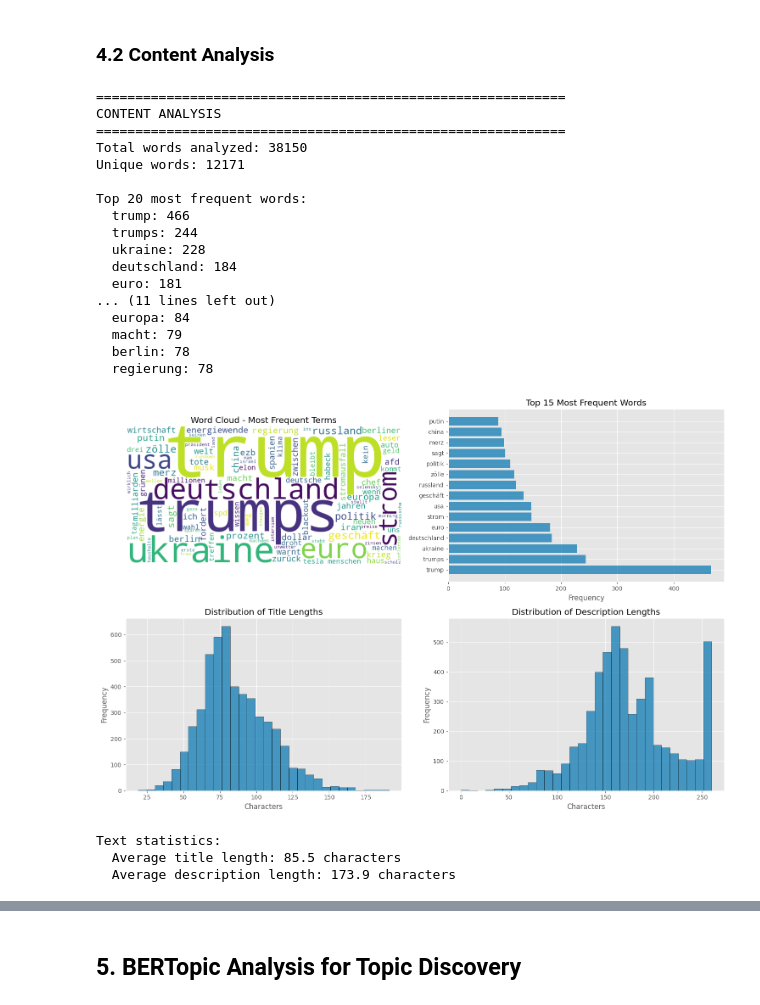
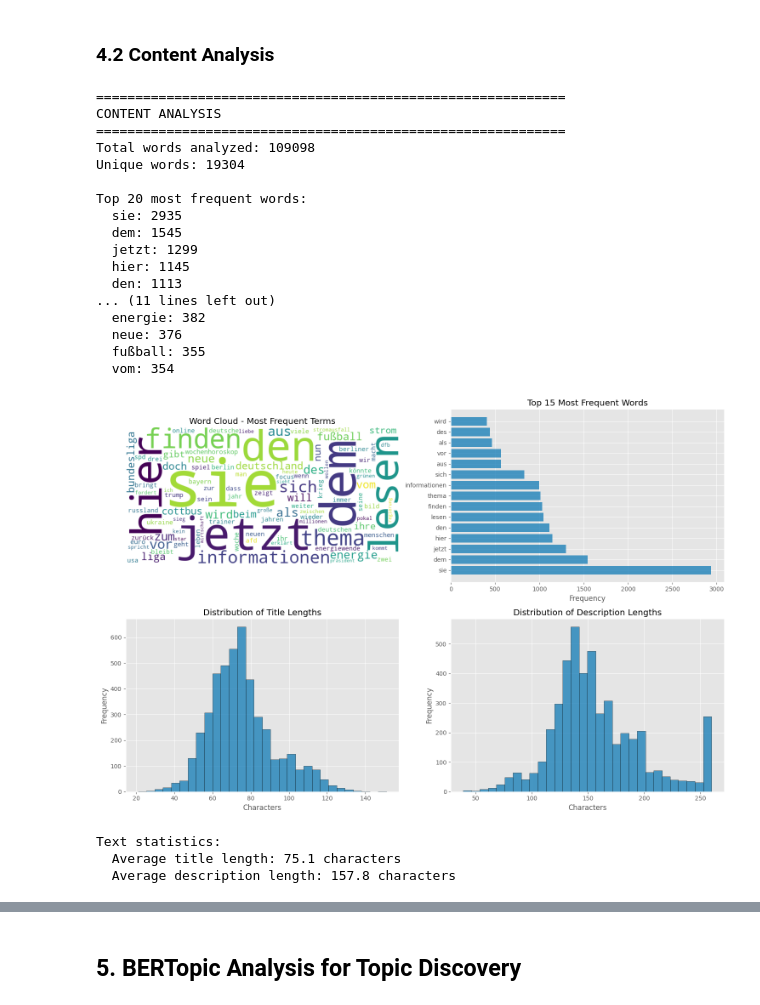
Before and after one commit to TheDeGen/ZHAW_Research_Project, a Jupyter notebook: methodology_v1/headline_scraper.ipynb, the cells around one changed output, grey strips where cells are left out. Drawn from its saved outputs; the diff is of its cells as text; code cells hidden in the pictures.

```diff
--- a/methodology_v1/headline_scraper.ipynb
+++ b/methodology_v1/headline_scraper.ipynb
@@ -768,19 +285,19 @@ Sample merged headlines (showing both German originals and English translations)
 print("="*60)
 print("ARTICLE COUNT ANALYSIS")
 print("="*60)
-print(f"Total articles retrieved: {len(merged_news_df)}")
-print(f"Date range: {merged_news_df['publishedAt'].min()} to {merged_news_df['publishedAt'].max()}")
-print(f"Average articles per day: {len(merged_news_df) / ((merged_news_df['publishedAt'].max() - merged_news_df['publishedAt'].min()).days):.1f}")
+print(f"Total articles retrieved: {len(broad_news_df)}")
+print(f"Date range: {broad_news_df['publishedAt'].min()} to {broad_news_df['publishedAt'].max()}")
+print(f"Average articles per day: {len(broad_news_df) / ((broad_news_df['publishedAt'].max() - broad_news_df['publishedAt'].min()).days):.1f}")
 
 # Source distribution
-source_counts = merged_news_df['source'].value_counts()
+source_counts = broad_news_df['source'].value_counts()
 print(f"\nTop sources:")
-for source, count in source_counts.head(10).items():
-    print(f"  {source}: {count} articles ({count/len(merged_news_df)*100:.1f}%)")
+for source, count in source_counts.head(5).items():
+    print(f"  {source}: {count} articles ({count/len(broad_news_df)*100:.1f}%)")
 
 # Time series analysis
-merged_news_df['date'] = merged_news_df['publishedAt'].dt.date
-daily_counts = merged_news_df.groupby('date').size()
+broad_news_df['date'] = broad_news_df['publishedAt'].dt.date
+daily_counts = broad_news_df.groupby('date').size()
 
 # Create visualizations
 fig, axes = plt.subplots(2, 2, figsize=(15, 10))
@@ -800,14 +317,14 @@ axes[0,1].set_ylabel('Articles per Day')
 axes[0,1].tick_params(axis='x', rotation=45)
 
 # 3. Weekly aggregation
-weekly_counts = merged_news_df.groupby(merged_news_df['publishedAt'].dt.to_period('W')).size()
+weekly_counts = broad_news_df.groupby(broad_news_df['publishedAt'].dt.to_period('W')).size()
 axes[1,0].plot(range(len(weekly_counts)), weekly_counts.values, marker='o', linewidth=2)
 axes[1,0].set_title('Weekly Article Count')
 axes[1,0].set_xlabel('Week Number')
 axes[1,0].set_ylabel('Articles per Week')
 
 # 4. Monthly aggregation
-monthly_counts = merged_news_df.groupby(merged_news_df['publishedAt'].dt.to_period('M')).size()
+monthly_counts = broad_news_df.groupby(broad_news_df['publishedAt'].dt.to_period('M')).size()
 axes[1,1].bar(range(len(monthly_counts)), monthly_counts.values, alpha=0.7, edgecolor='black')
 axes[1,1].set_title('Monthly Article Count')
 axes[1,1].set_xlabel('Month Number')
@@ -850,7 +361,7 @@ Temporal patterns:
 ### 4.2 Content Analysis
 # %%
 # Combine all text for analysis
-all_text = ' '.join(merged_news_df['title'].fillna(''))
+all_text = ' '.join(broad_news_df['title'].fillna('') + ' ' + broad_news_df['description'].fillna(''))
 
 # German stopwords (basic set)
 german_stopwords = {
@@ -861,10 +372,11 @@ german_stopwords = {
     'mehr', 'weniger', 'viel', 'wenig', 'alle', 'jeder', 'jede', 'jedes', 'manche', 'einige', 'keine',
     'dieser', 'diese', 'dieses', 'jener', 'jene', 'jenes', 'welcher', 'welche', 'welches', 'was', 'wer',
     'wie', 'wo', 'wann', 'warum', 'weshalb', 'wozu', 'wofür', 'womit', 'wovon', 'wozu', 'wodurch',
-    "sie", "dem", "jetzt", "hier", "den", "lesen", "finden", "thema", "sich", "aus", "vor", "als", "des",
-    "wird", "zum", "neue", "vom", "doch", "will", "nun", "beim","gibt", "ihre", "wieder", "geht", "zur",
-    "sein", "ihr", "zwei", "zeigt", "immer", "seine", "viele", "online", "könnte", "woche","jahr", "wir"
-    "neuen", "weiter", "dass", "wir", "cnn"
+    # Additional stop words found in top results from output
+    'sie', 'dem', 'den', 'des', 'vor', 'als', 'wird', 'zum', 'vom', 'zur', 'im', 'am', 'lesen',
+    'finden', 'jetzt', 'hier', 'sich', 'aus', 'thema', 'informationen', 'neue', 'fußball',
+    'seien', 'sein', 'seine', 'seinem', 'seinen', 'seines', 'kein', 'keine', 'keinen', 'keinem', 'keines',
+    'habt', 'hast', 'bin', 'bist', 'waren', 'wart', 'warst', 'warten', 'warte'
 }
 
 # Clean and tokenize text
@@ -906,47 +418,47 @@ axes[0,1].barh(range(len(top_words)), list(top_words.values()), alpha=0.7)
 axes[0,1].set_yticks(range(len(top_words)))
 axes[0,1].set_yticklabels(list(top_words.keys()))
 axes[0,1].set_title('Top 15 Most Frequent Words')
 axes[0,1].set_xlabel('Frequency')
 
 # 3. Title length distribution
-title_lengths = merged_news_df['title'].str.len()
+title_lengths = broad_news_df['title'].str.len()
 axes[1,0].hist(title_lengths, bins=30, alpha=0.7, edgecolor='black')
 axes[1,0].set_title('Distribution of Title Lengths')
 axes[1,0].set_xlabel('Characters')
 axes[1,0].set_ylabel('Frequency')
 
 # 4. Description length distribution
-desc_lengths = merged_news_df['description'].str.len()
+desc_lengths = broad_news_df['description'].str.len()
 axes[1,1].hist(desc_lengths, bins=30, alpha=0.7, edgecolor='black')
 axes[1,1].set_title('Distribution of Description Lengths')
 axes[1,1].set_xlabel('Characters')
 axes[1,1].set_ylabel('Frequency')
 
 plt.tight_layout()
 plt.show()
 
 print(f"\nText statistics:")
 print(f"  Average title length: {title_lengths.mean():.1f} characters")
 print(f"  Average description length: {desc_lengths.mean():.1f} characters")
 # %% [output]
 ============================================================
 CONTENT ANALYSIS
 ============================================================
-Total words analyzed: 38150
-Unique words: 12171
+Total words analyzed: 109098
+Unique words: 19304
 
 Top 20 most frequent words:
-  trump: 466
-  trumps: 244
-  ukraine: 228
-  deutschland: 184
-  euro: 181
+  sie: 2935
+  dem: 1545
+  jetzt: 1299
+  hier: 1145
+  den: 1113
 ... (11 lines left out)
-  europa: 84
-  macht: 79
-  berlin: 78
-  regierung: 78
+  energie: 382
+  neue: 376
+  fußball: 355
+  vom: 354
-[figure, old version]
+[figure, new version]
 Text statistics:
-  Average title length: 85.5 characters
-  Average description length: 173.9 characters
+  Average title length: 75.1 characters
+  Average description length: 157.8 characters
```
Also changed, not shown: parts of 17 cells of this notebook, 3 other files.
